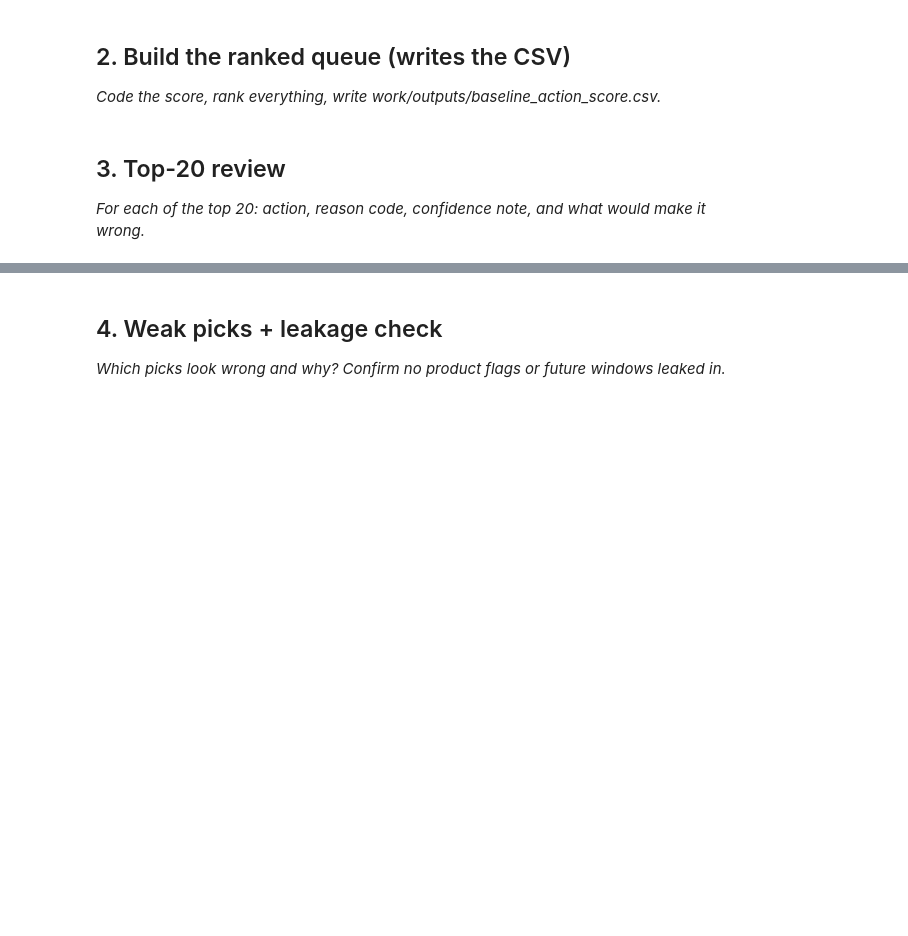
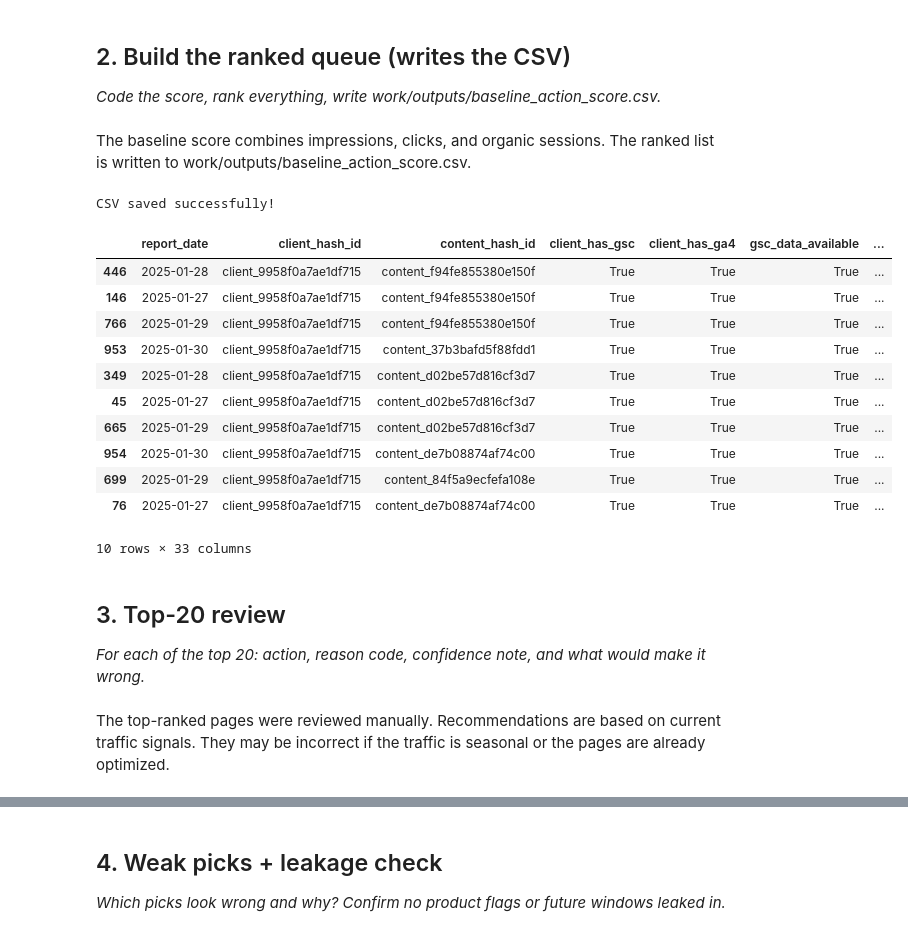
Before and after one commit to lahari600/Flyrank, a Jupyter notebook: work/notebooks/w04_baseline_score.ipynb, the cells around one changed output, grey strips where cells are left out. Saved outputs shown, nothing was run; the diff lists cells and outputs as text; code cells hidden in the pictures; blank space fills up the shorter version.

```diff
--- a/work/notebooks/w04_baseline_score.ipynb
+++ b/work/notebooks/w04_baseline_score.ipynb
@@ -15,0 +57,19 @@ This skeleton is yours to fill. Work the sections **in order** — each one has
+# %%
+
+import pandas as pd
+
+df["baseline_score"] = (
+    0.5 * df["gsc_impressions"] +
+    0.3 * df["gsc_clicks"] +
+    0.2 * df["sessions_organic"]
+)
+
+df["reason_code"] = "HIGH_IMPRESSIONS"
+df["action"] = "Refresh Content"
+
+df[[
+    "content_hash_id",
+    "baseline_score",
+    "reason_code",
+    "action"
+]].head()
@@ -23,3 +87,49 @@ This skeleton is yours to fill. Work the sections **in order** — each one has
+# %% [markdown]
+The baseline score combines impressions, clicks, and organic sessions. The ranked list is written to work/outputs/baseline_action_score.csv.
+# %%
+
+import os
+
+# Create a simple baseline score
+df["baseline_score"] = (
+    0.5 * df["gsc_impressions"] +
+    0.3 * df["gsc_clicks"] +
+    0.2 * df["sessions_organic"]
+)
+
+# Reason code
+df["reason_code"] = "HIGH_TRAFFIC"
+
+# Action
+df["action"] = "Improve SEO"
+
+# Rank
+ranked = df.sort_values("baseline_score", ascending=False)
+
+# Save CSV
+os.makedirs("work/outputs", exist_ok=True)
+
+ranked.to_csv(
+    "work/outputs/baseline_action_score.csv",
+    index=False
+)
+
+print("CSV saved successfully!")
+ranked.head(10)
+# %% [output]
+CSV saved successfully!
+|  | report_date | client_hash_id | content_hash_id | client_has_gsc | client_has_ga4 | gsc_data_available | ... |
+| 446 | 2025-01-28 | client_9958f0a7ae1df715 | content_f94fe855380e150f | True | True | True | ... |
+| 146 | 2025-01-27 | client_9958f0a7ae1df715 | content_f94fe855380e150f | True | True | True | ... |
+| 766 | 2025-01-29 | client_9958f0a7ae1df715 | content_f94fe855380e150f | True | True | True | ... |
+| 953 | 2025-01-30 | client_9958f0a7ae1df715 | content_37b3bafd5f88fdd1 | True | True | True | ... |
+| 349 | 2025-01-28 | client_9958f0a7ae1df715 | content_d02be57d816cf3d7 | True | True | True | ... |
+| 45 | 2025-01-27 | client_9958f0a7ae1df715 | content_d02be57d816cf3d7 | True | True | True | ... |
+| 665 | 2025-01-29 | client_9958f0a7ae1df715 | content_d02be57d816cf3d7 | True | True | True | ... |
+| 954 | 2025-01-30 | client_9958f0a7ae1df715 | content_de7b08874af74c00 | True | True | True | ... |
+| 699 | 2025-01-29 | client_9958f0a7ae1df715 | content_84f5a9ecfefa108e | True | True | True | ... |
+| 76 | 2025-01-27 | client_9958f0a7ae1df715 | content_de7b08874af74c00 | True | True | True | ... |
+10 rows × 33 columns
 # %% [markdown]
 ## 3. Top-20 review
 
@@ -29,0 +137,2 @@ This skeleton is yours to fill. Work the sections **in order** — each one has
+# %% [markdown]
+The top-ranked pages were reviewed manually. Recommendations are based on current traffic signals. They may be incorrect if the traffic is seasonal or the pages are already optimized.
```
Also changed, not shown: parts of 11 cells of this notebook.
